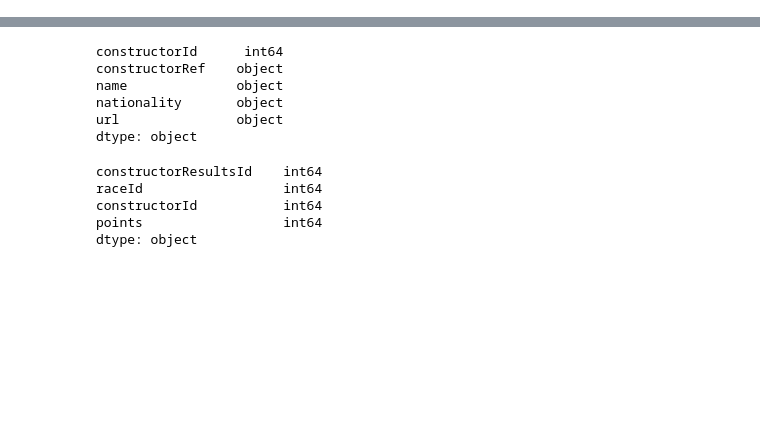
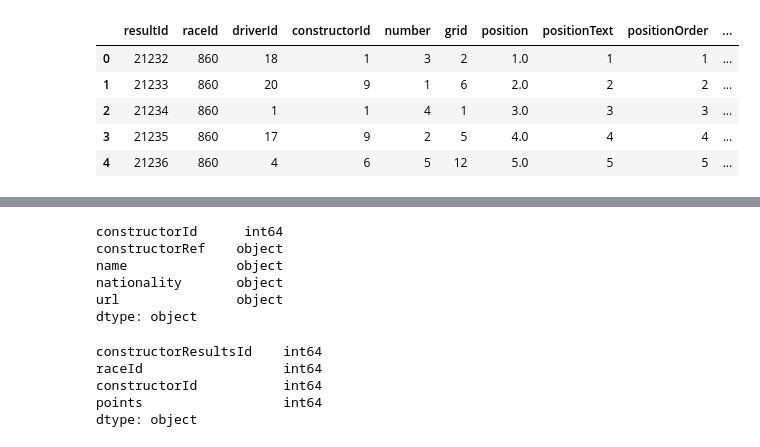
Before and after one commit to WarrenPretorius/CS7IS1, a Jupyter notebook: F1_data_processor.ipynb, the cells around one changed output, grey strips where cells are left out. Cells and saved outputs as stored; diff of their text form; code cells hidden in the pictures; blank space fills up the shorter version.

```diff
--- a/F1_data_processor.ipynb
+++ b/F1_data_processor.ipynb
@@ -20,3 +29,12 @@ df_status =  pd.read_csv('F1_sample/s_status.csv', encoding='latin-1')
+# %%
+df_results.head()
+# %% [output]
+|  | resultId | raceId | driverId | constructorId | number | grid | position | positionText | positionOrder | ... |
+| 0 | 21232 | 860 | 18 | 1 | 3 | 2 | 1.0 | 1 | 1 | ... |
+| 1 | 21233 | 860 | 20 | 9 | 1 | 6 | 2.0 | 2 | 2 | ... |
+| 2 | 21234 | 860 | 1 | 1 | 4 | 1 | 3.0 | 3 | 3 | ... |
+| 3 | 21235 | 860 | 17 | 9 | 2 | 5 | 4.0 | 4 | 4 | ... |
+| 4 | 21236 | 860 | 4 | 6 | 5 | 12 | 5.0 | 5 | 5 | ... |
 # %%
 df_circuits.dtypes
 # %% [output]
```
Also changed, not shown: parts of 8 cells of this notebook.
